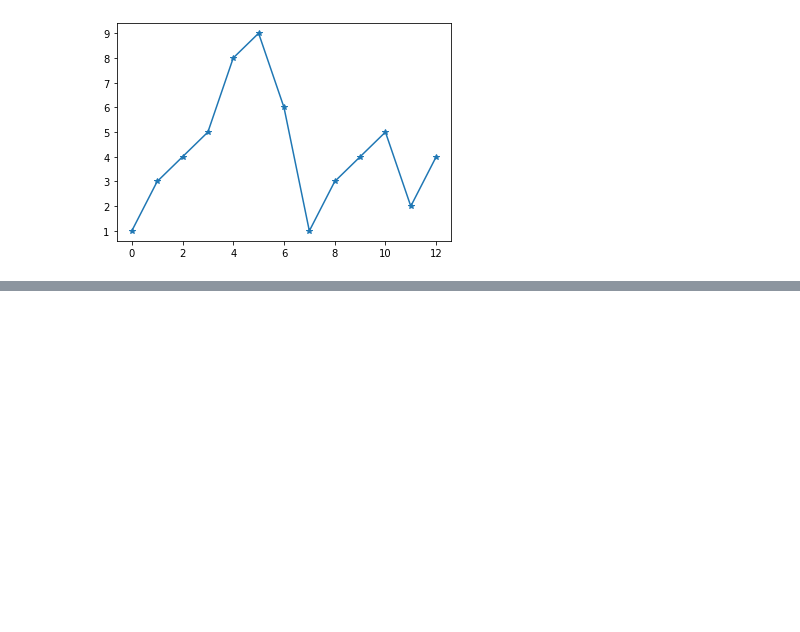
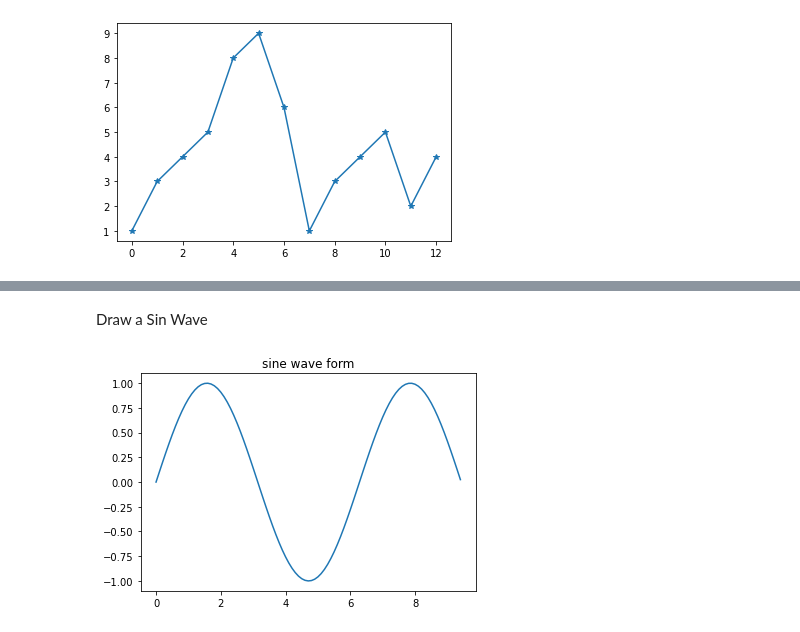
Before and after one commit to YJCheng1210/Matplotlib_Numpy_Pandas, a Jupyter notebook: Matplotlib.ipynb, the cells around one changed output, grey strips where cells are left out. Drawn from its saved outputs; the diff is of its cells as text; code cells hidden in the pictures; blank space fills up the shorter version.

```diff
--- a/Matplotlib.ipynb
+++ b/Matplotlib.ipynb
@@ -85,0 +99,14 @@ plt.show()
+# %% [markdown]
+Draw a Sin Wave
+# %%
+import matplotlib.pyplot as plt
+import numpy as np
+
+# Calculate the x, y axis of a sin curve
+x = np.arange(0, 3 * np.pi, 0.1)
+y = np.sin(x)
+plt.title("sine wave form")
+plt.plot(x, y)
+plt.show()
+# %% [output]
+[figure, added]
```
Also changed, not shown: parts of 3 cells of this notebook.
